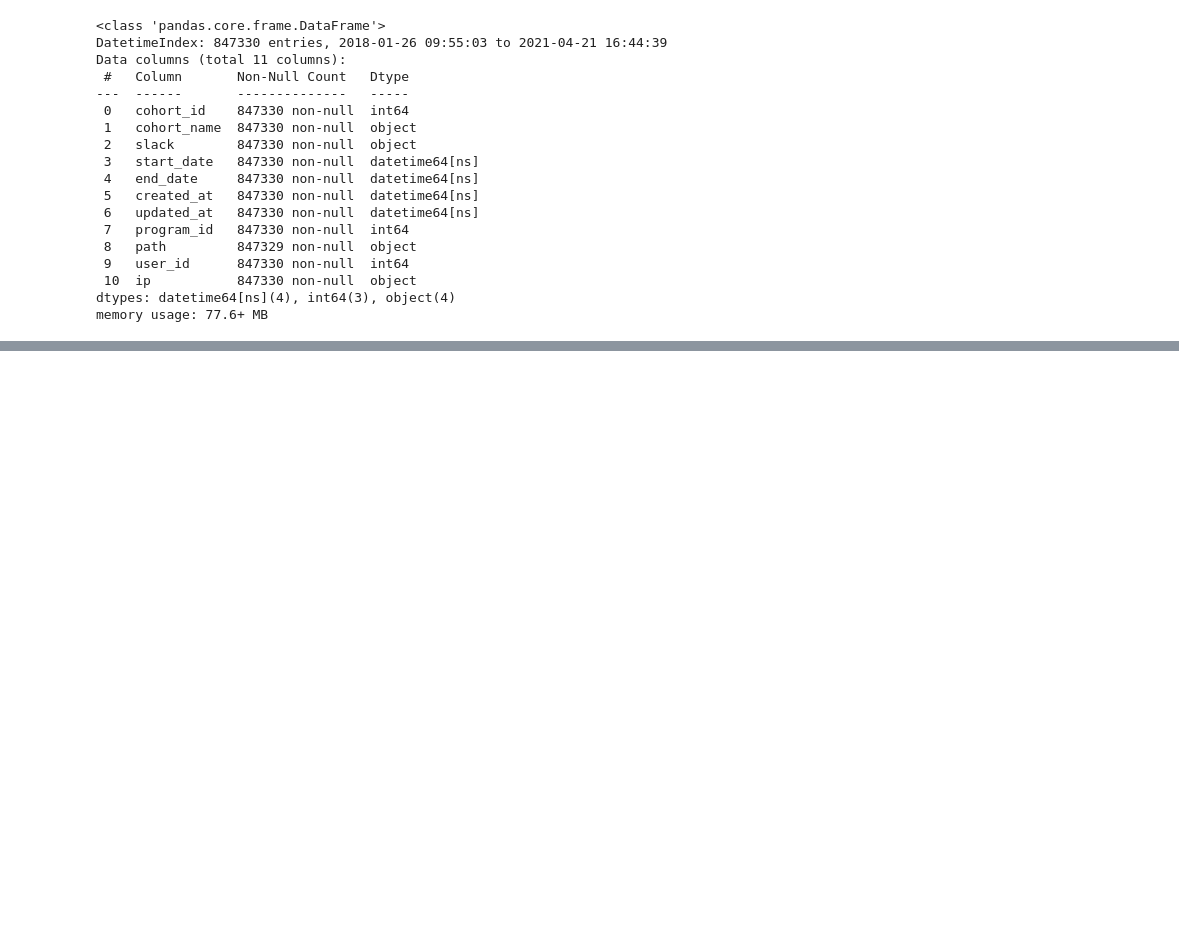
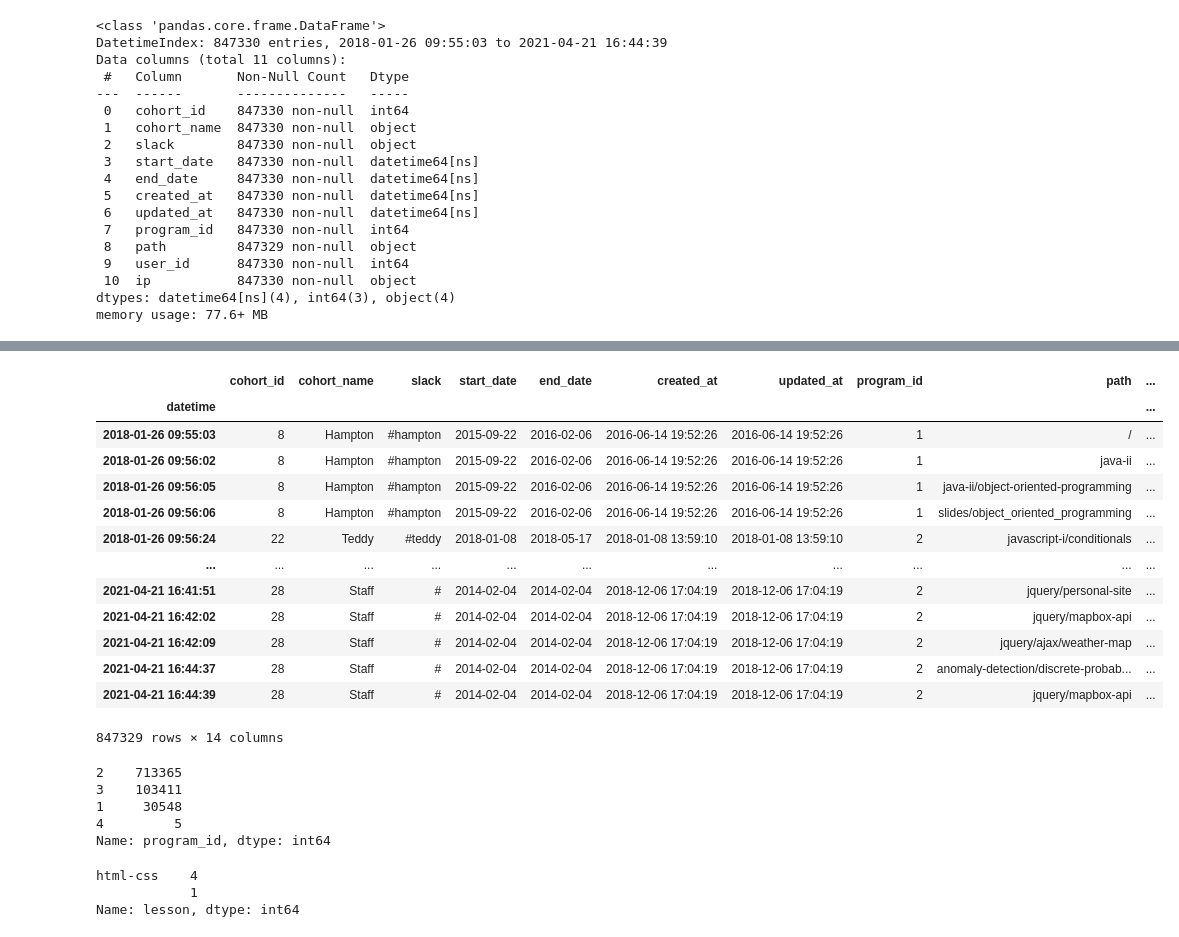
Before and after one commit to AnomalySweeper/user-log-anomaly-detection, a Jupyter notebook: bts-student-log-project-workflow.ipynb, the cells around one changed output, grey strips where cells are left out. Saved outputs shown, nothing was run; the diff lists cells and outputs as text; code cells hidden in the pictures; blank space fills up the shorter version.

```diff
--- a/bts-student-log-project-workflow.ipynb
+++ b/bts-student-log-project-workflow.ipynb
@@ -151,0 +200,37 @@ userlog.resample('d')
+# %%
+for mod in userlog.path_split:
+    if len(mod) == 1:
+        mod = mod.append('')
+# %%
+userlog['lesson'] = [mod[1] for mod in userlog.path_split]
+# %%
+userlog
+# %% [output]
+|  | cohort_id | cohort_name | slack | start_date | end_date | created_at | updated_at | program_id | path | ... |
+| datetime |  |  |  |  |  |  |  |  |  | ... |
+| 2018-01-26 09:55:03 | 8 | Hampton | #hampton | 2015-09-22 | 2016-02-06 | 2016-06-14 19:52:26 | 2016-06-14 19:52:26 | 1 | / | ... |
+| 2018-01-26 09:56:02 | 8 | Hampton | #hampton | 2015-09-22 | 2016-02-06 | 2016-06-14 19:52:26 | 2016-06-14 19:52:26 | 1 | java-ii | ... |
+| 2018-01-26 09:56:05 | 8 | Hampton | #hampton | 2015-09-22 | 2016-02-06 | 2016-06-14 19:52:26 | 2016-06-14 19:52:26 | 1 | java-ii/object-oriented-programming | ... |
+| 2018-01-26 09:56:06 | 8 | Hampton | #hampton | 2015-09-22 | 2016-02-06 | 2016-06-14 19:52:26 | 2016-06-14 19:52:26 | 1 | slides/object_oriented_programming | ... |
+| 2018-01-26 09:56:24 | 22 | Teddy | #teddy | 2018-01-08 | 2018-05-17 | 2018-01-08 13:59:10 | 2018-01-08 13:59:10 | 2 | javascript-i/conditionals | ... |
+| ... | ... | ... | ... | ... | ... | ... | ... | ... | ... | ... |
+| 2021-04-21 16:41:51 | 28 | Staff | # | 2014-02-04 | 2014-02-04 | 2018-12-06 17:04:19 | 2018-12-06 17:04:19 | 2 | jquery/personal-site | ... |
+| 2021-04-21 16:42:02 | 28 | Staff | # | 2014-02-04 | 2014-02-04 | 2018-12-06 17:04:19 | 2018-12-06 17:04:19 | 2 | jquery/mapbox-api | ... |
+| 2021-04-21 16:42:09 | 28 | Staff | # | 2014-02-04 | 2014-02-04 | 2018-12-06 17:04:19 | 2018-12-06 17:04:19 | 2 | jquery/ajax/weather-map | ... |
+| 2021-04-21 16:44:37 | 28 | Staff | # | 2014-02-04 | 2014-02-04 | 2018-12-06 17:04:19 | 2018-12-06 17:04:19 | 2 | anomaly-detection/discrete-probab... | ... |
+| 2021-04-21 16:44:39 | 28 | Staff | # | 2014-02-04 | 2014-02-04 | 2018-12-06 17:04:19 | 2018-12-06 17:04:19 | 2 | jquery/mapbox-api | ... |
+847329 rows × 14 columns
+# %%
+userlog.program_id.value_counts()
+# %% [output]
+2    713365
+3    103411
+1     30548
+4         5
+Name: program_id, dtype: int64
+# %%
+userlog[userlog.program_id == 4].lesson.value_counts().head(50)
+# %% [output]
+html-css    4
+            1
+Name: lesson, dtype: int64
```
Also changed, not shown: parts of 9 cells of this notebook.
